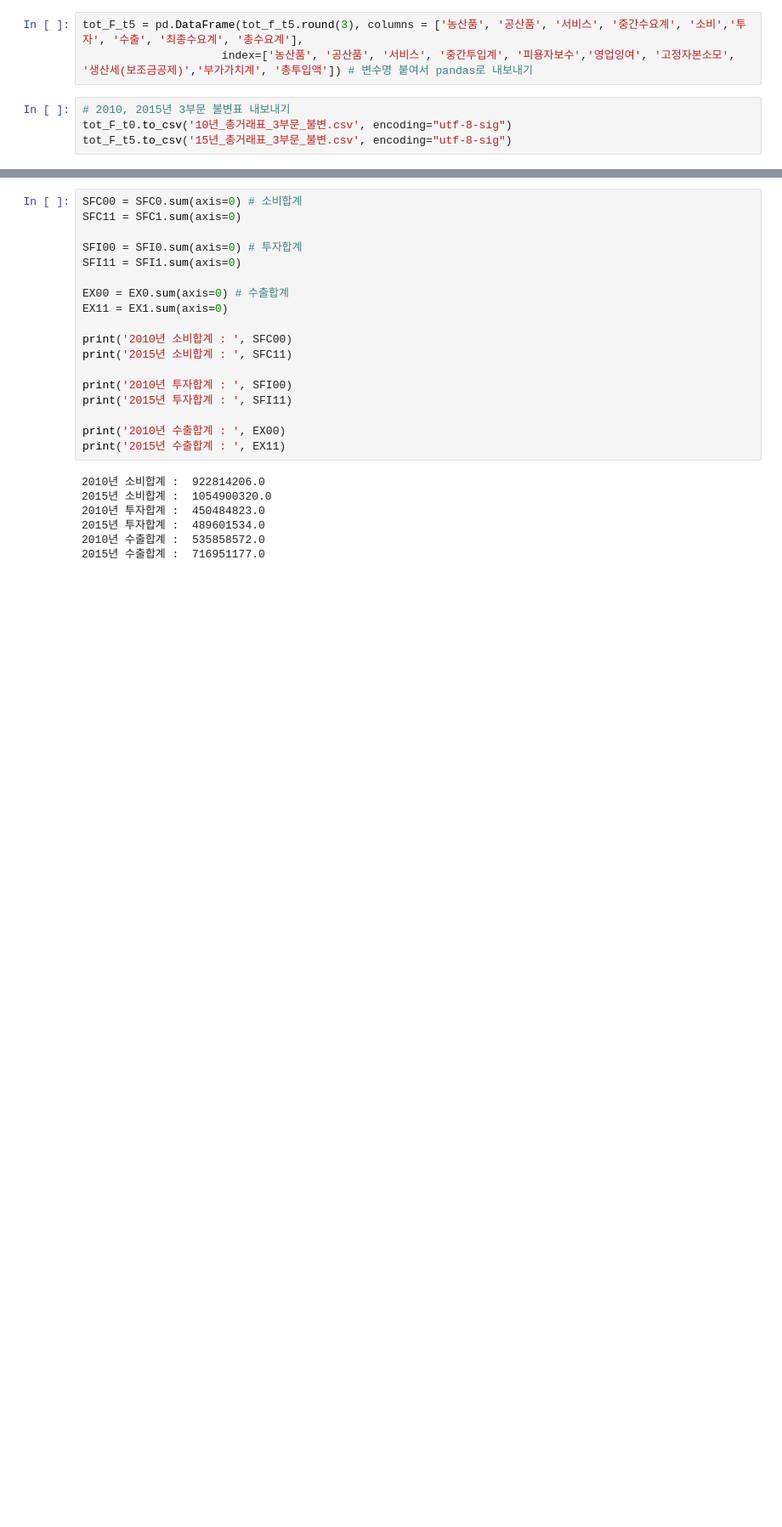
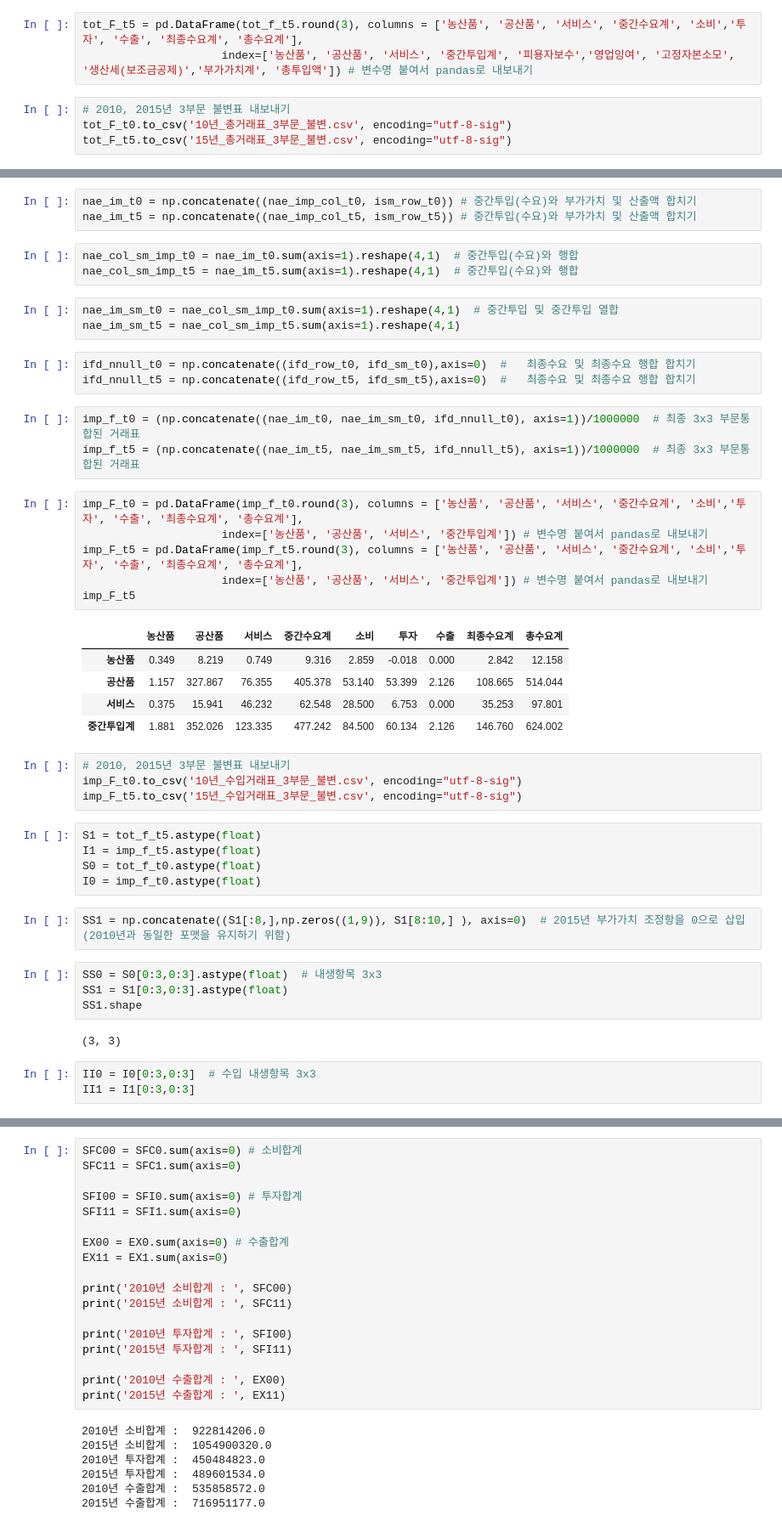
Before and after one commit to Tom-Jung/legendary-funicular, a Jupyter notebook: Ch6_2. 산출 변동요인 분해_3부문.ipynb, the cells around one changed output, grey strips where cells are left out. Shown at 85% size. Drawn from its saved outputs; the diff is of its cells as text; blank space fills up the shorter version.

```diff
--- a/Ch6_2. 산출 변동요인 분해_3부문.ipynb
+++ b/Ch6_2. 산출 변동요인 분해_3부문.ipynb
@@ -284,0 +176,47 @@ DF1 = SF1 - EX1
+# %%
+nae_im_t0 = np.concatenate((nae_imp_col_t0, ism_row_t0)) # 중간투입(수요)와 부가가치 및 산출액 합치기
+nae_im_t5 = np.concatenate((nae_imp_col_t5, ism_row_t5)) # 중간투입(수요)와 부가가치 및 산출액 합치기
+# %%
+nae_col_sm_imp_t0 = nae_im_t0.sum(axis=1).reshape(4,1)  # 중간투입(수요)와 행합
+nae_col_sm_imp_t5 = nae_im_t5.sum(axis=1).reshape(4,1)  # 중간투입(수요)와 행합
+# %%
+nae_im_sm_t0 = nae_col_sm_imp_t0.sum(axis=1).reshape(4,1)  # 중간투입 및 중간투입 열합
+nae_im_sm_t5 = nae_col_sm_imp_t5.sum(axis=1).reshape(4,1)
+# %%
+ifd_nnull_t0 = np.concatenate((ifd_row_t0, ifd_sm_t0),axis=0)  #   최종수요 및 최종수요 행합 합치기
+ifd_nnull_t5 = np.concatenate((ifd_row_t5, ifd_sm_t5),axis=0)  #   최종수요 및 최종수요 행합 합치기
+# %%
+imp_f_t0 = (np.concatenate((nae_im_t0, nae_im_sm_t0, ifd_nnull_t0), axis=1))/1000000  # 최종 3x3 부문통합된 거래표
+imp_f_t5 = (np.concatenate((nae_im_t5, nae_im_sm_t5, ifd_nnull_t5), axis=1))/1000000  # 최종 3x3 부문통합된 거래표
+# %%
+imp_F_t0 = pd.DataFrame(imp_f_t0.round(3), columns = ['농산품', '공산품', '서비스', '중간수요계', '소비','투자', '수출', '최종수요계', '총수요계'],
+                     index=['농산품', '공산품', '서비스', '중간투입계']) # 변수명 붙여서 pandas로 내보내기
+imp_F_t5 = pd.DataFrame(imp_f_t5.round(3), columns = ['농산품', '공산품', '서비스', '중간수요계', '소비','투자', '수출', '최종수요계', '총수요계'],
+                     index=['농산품', '공산품', '서비스', '중간투입계']) # 변수명 붙여서 pandas로 내보내기
+imp_F_t5
+# %% [output]
+|  | 농산품 | 공산품 | 서비스 | 중간수요계 | 소비 | 투자 | 수출 | 최종수요계 | 총수요계 |
+| 농산품 | 0.349 | 8.219 | 0.749 | 9.316 | 2.859 | -0.018 | 0.000 | 2.842 | 12.158 |
+| 공산품 | 1.157 | 327.867 | 76.355 | 405.378 | 53.140 | 53.399 | 2.126 | 108.665 | 514.044 |
+| 서비스 | 0.375 | 15.941 | 46.232 | 62.548 | 28.500 | 6.753 | 0.000 | 35.253 | 97.801 |
+| 중간투입계 | 1.881 | 352.026 | 123.335 | 477.242 | 84.500 | 60.134 | 2.126 | 146.760 | 624.002 |
+# %%
+# 2010, 2015년 3부문 불변표 내보내기
+imp_F_t0.to_csv('10년_수입거래표_3부문_불변.csv', encoding="utf-8-sig")
+imp_F_t5.to_csv('15년_수입거래표_3부문_불변.csv', encoding="utf-8-sig")
+# %%
+S1 = tot_f_t5.astype(float)
+I1 = imp_f_t5.astype(float)
+S0 = tot_f_t0.astype(float)
+I0 = imp_f_t0.astype(float)
+# %%
+SS1 = np.concatenate((S1[:8,],np.zeros((1,9)), S1[8:10,] ), axis=0)  # 2015년 부가가치 조정항을 0으로 삽입(2010년과 동일한 포맷을 유지하기 위함)
+# %%
+SS0 = S0[0:3,0:3].astype(float)  # 내생항목 3x3
+SS1 = S1[0:3,0:3].astype(float)
+SS1.shape
+# %% [output]
+(3, 3)
+# %%
+II0 = I0[0:3,0:3]  # 수입 내생항목 3x3
+II1 = I1[0:3,0:3]
```
Also changed, not shown: parts of 60 cells of this notebook.
